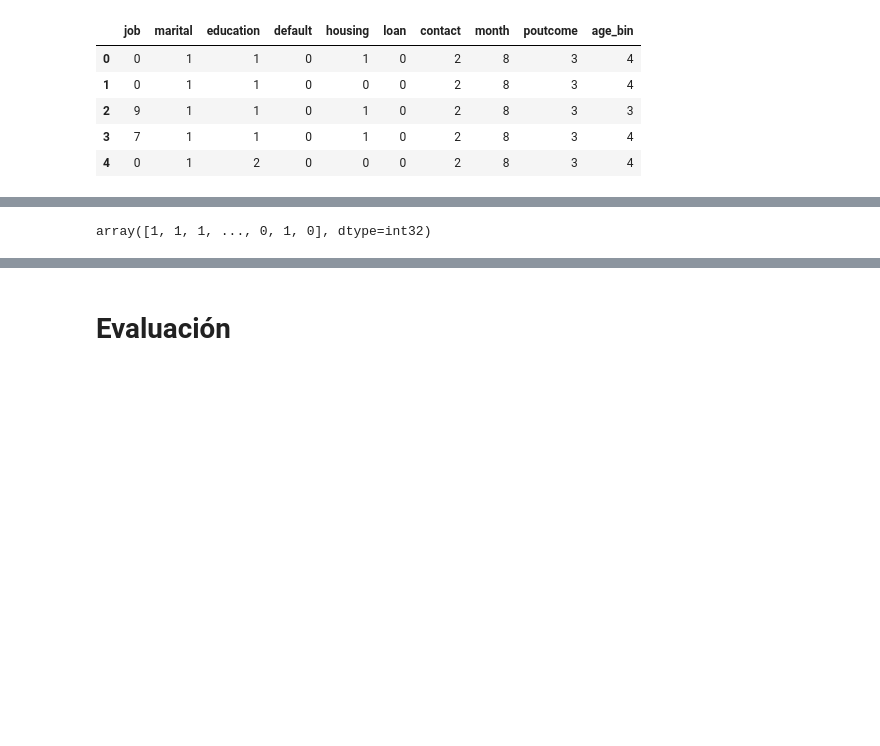
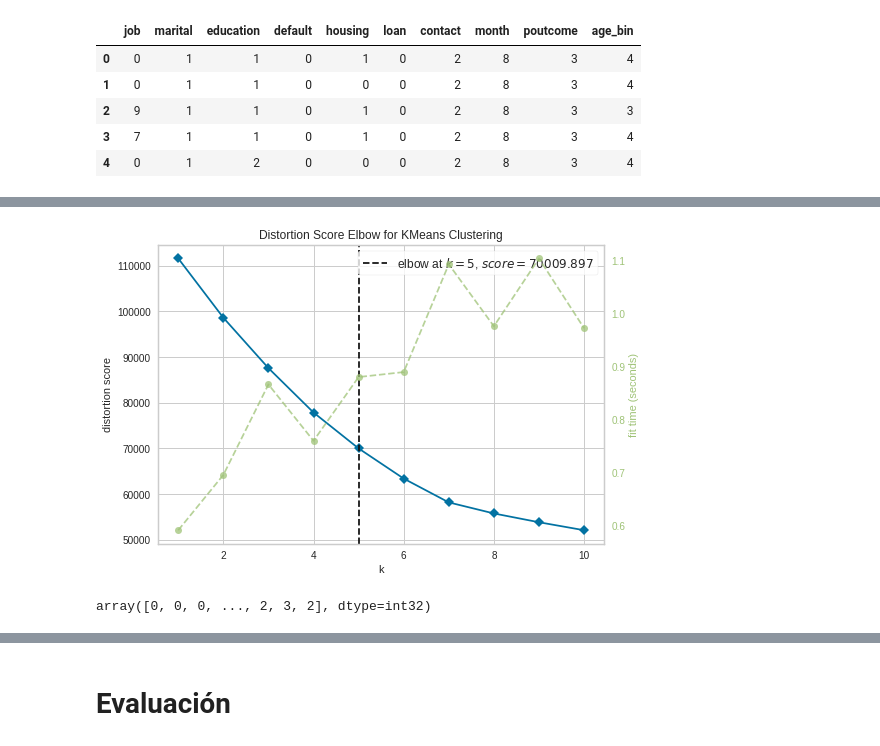
Before and after one commit to IsaacMartindeDiego/IA, a Jupyter notebook: Clustering.ipynb, the cells around one changed output, grey strips where cells are left out. Cells and saved outputs as stored; diff of their text form; code cells hidden in the pictures; blank space fills up the shorter version.

```diff
--- a/Clustering.ipynb
+++ b/Clustering.ipynb
@@ -168,9 +192,19 @@ bank_cust.head()
 # %%
 # Importamos librerías
 from sklearn.cluster import KMeans
+# %%
+from yellowbrick.cluster import KElbowVisualizer # cluster visualizer
+model = KMeans()
+visualizer = KElbowVisualizer(model, k=(1, 11))
+
+visualizer.fit(bank_cust_scaled) # Fit the data to the visualizer
+visualizer.show() # Finalize and render the figure
+plt.show()
+# %% [output]
+[figure, added]
 # %%
- kmeans = KMeans(n_clusters=2, random_state=0).fit(bank_cust)
+ kmeans = KMeans(n_clusters=5, random_state=0).fit(bank_cust_scaled)
  kmeans.labels_
 # %% [output]
-array([1, 1, 1, ..., 0, 1, 0], dtype=int32)
+array([0, 0, 0, ..., 2, 3, 2], dtype=int32)
 # %%
```
Also changed, not shown: parts of 19 cells of this notebook.
